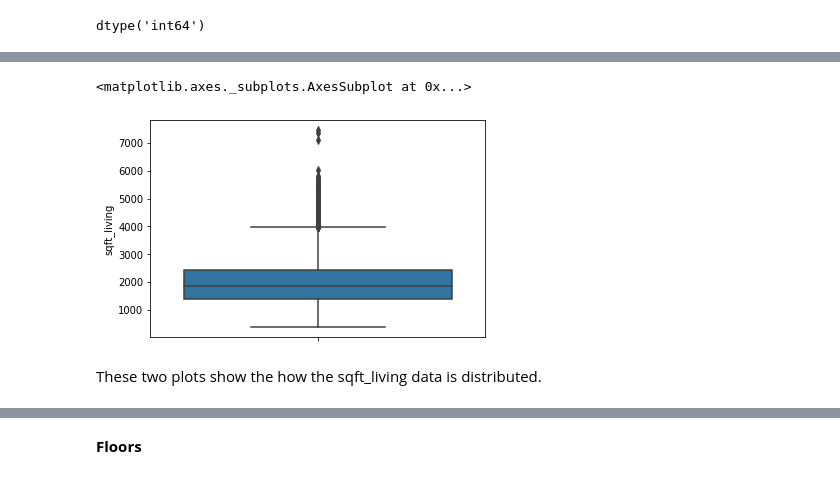
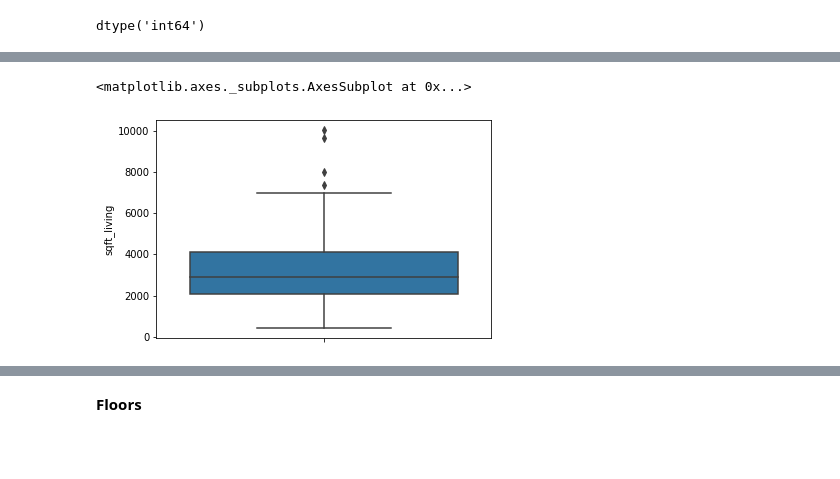
Before and after one commit to HeleneBu/Project_1, a Jupyter notebook: Data cleaning and question 1.ipynb, the cells around one changed output, grey strips where cells are left out. Cells and saved outputs as stored; diff of their text form; code cells hidden in the pictures; blank space fills up the shorter version.

```diff
--- a/Data cleaning and question 1.ipynb
+++ b/Data cleaning and question 1.ipynb
@@ -52,0 +96,2 @@ This tells us that there are no duplicate rows based on all columns in the dataf
+# %%
+df["waterfront"].fillna(int(0), inplace = True)
@@ -52,0 +116,2 @@ This tells us that there are no duplicate rows based on all columns in the dataf
+# %%
+df_waterfront_only = df.loc[df['waterfront'] > 0.0]
@@ -184,7 +181,5 @@ sns.distplot(df2.sqft_living, color = "y")
 # %%
-sns.boxplot(y = 'sqft_living', data = df2, showfliers = True)
+sns.boxplot(y = 'sqft_living', data = df_waterfront_only, showfliers = True)
 # %% [output]
 <matplotlib.axes._subplots.AxesSubplot at 0x...>
-[figure, old version]
+[figure, new version]
-# %% [markdown]
-These two plots show the how the sqft_living data is distributed.
```
Also changed, not shown: parts of 90 cells of this notebook, 1 other file.
